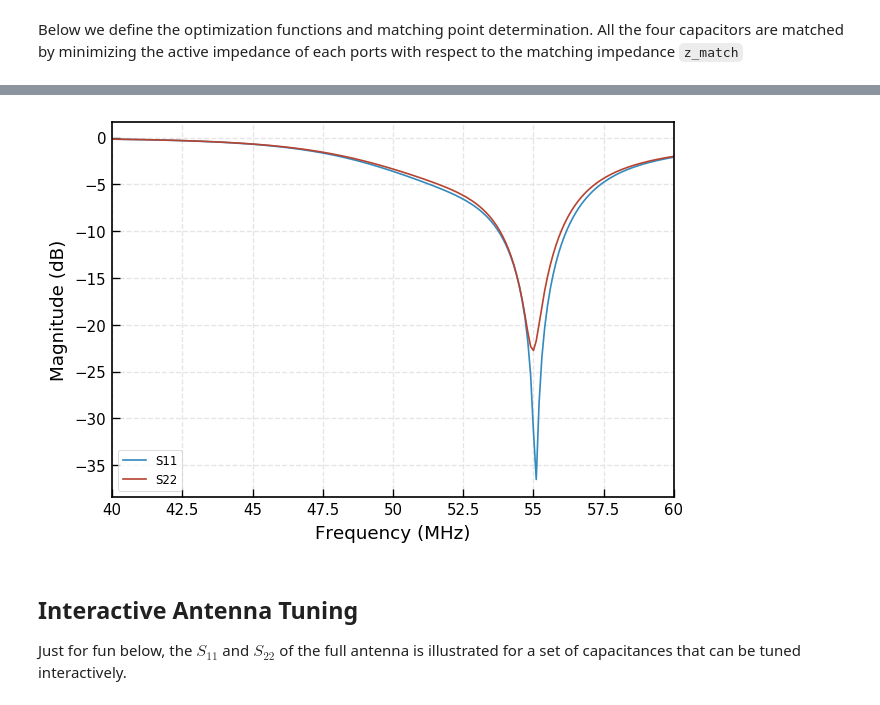
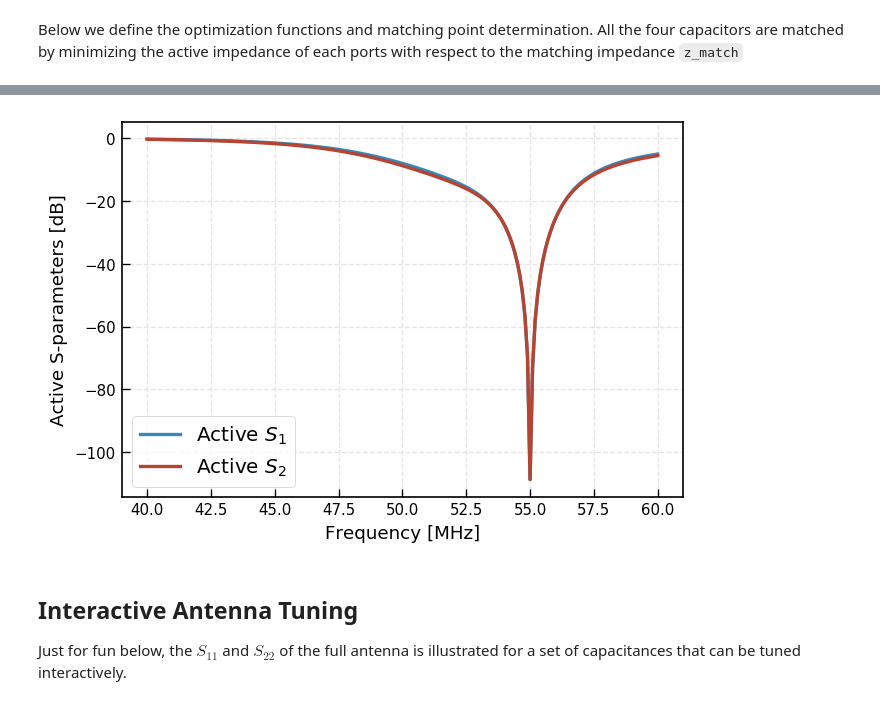
Before and after one commit to jhillairet/RFPPC2019, a Jupyter notebook: notebooks/WEST ICRH Antenna.ipynb, the cells around one changed output, grey strips where cells are left out. Cells and saved outputs as stored; diff of their text form; code cells hidden in the pictures.

```diff
--- a/notebooks/WEST ICRH Antenna.ipynb
+++ b/notebooks/WEST ICRH Antenna.ipynb
@@ -538,10 +580,17 @@ True [54.26776189 46.53592279 46.77771473 53.8893779 ]
-# %%
-# Ideally one should plot the active s parameter,
-# which is the minimized parameter at f_match
-antenna_circuit(C).network.plot_s_db(m=0, n=0)
-antenna_circuit(C).network.plot_s_db(m=1, n=1)
-# %% [output]
-[figure, removed]
+# %%
+antenna_matched = antenna_circuit(C)
+
+# exciting in dipole
+s_act = antenna_matched.s_active([1, -1])
+
+fig, ax = plt.subplots()
+ax.plot(antenna_matched.frequency.f/1e6, 20*np.log(np.abs(s_act)), lw=2)
+ax.set_xlabel('Frequency [MHz]')
+ax.set_ylabel('Active S-parameters [dB]')
+ax.legend(('Active $S_{1}$', 'Active $S_{2}$'), fontsize=12)
+fig.savefig('activeS_vs_freq.png', dpi=150)
+# %% [output]
+[figure, added]
 # %% [markdown]
 ## Interactive Antenna Tuning
 Just for fun below, the $S_{11}$ and $S_{22}$ of the full antenna is illustrated for a set of capacitances that can be tuned interactively.
```
Also changed, not shown: parts of 15 cells of this notebook, 1 other file.
